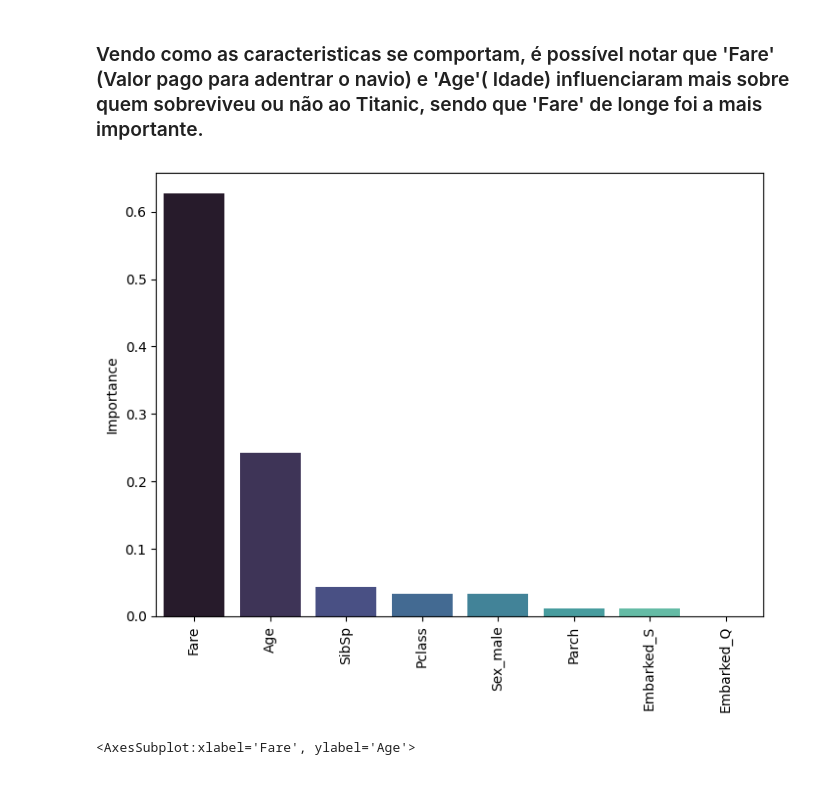
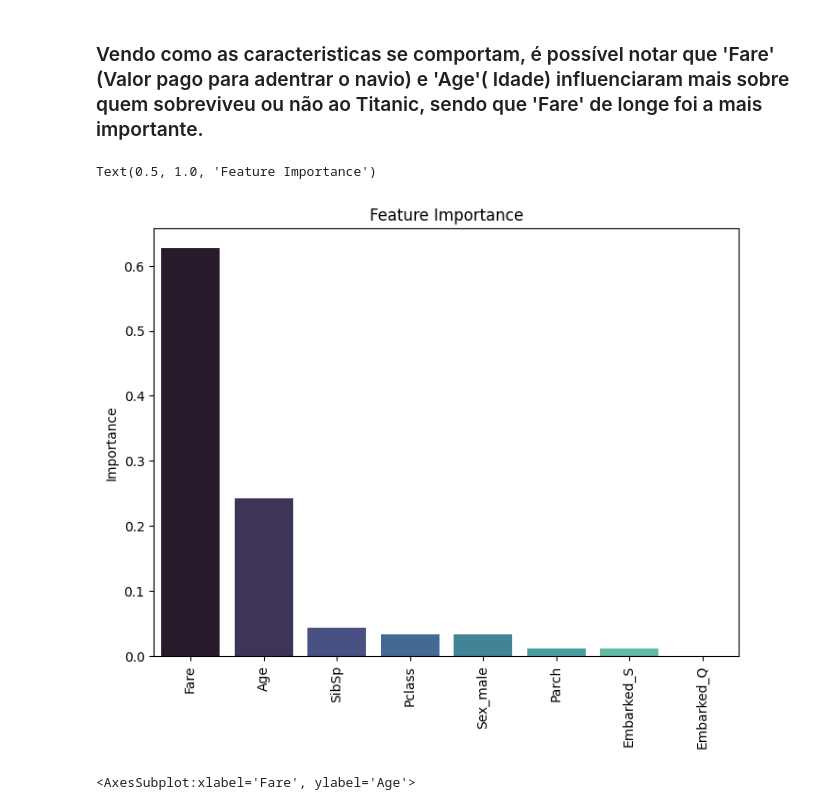
Before and after one commit to MTS2AM/Projects, a Jupyter notebook: titanic/Titanic.ipynb, the cells around one changed output. Drawn from its saved outputs; the diff is of its cells as text; code cells hidden in the pictures.

```diff
--- a/titanic/Titanic.ipynb
+++ b/titanic/Titanic.ipynb
@@ -389,9 +390,11 @@ feat_imp
 # %%
 plt.figure(figsize= (8,6), dpi =100)
 sns.barplot(data = feat_imp, x = feat_imp.index, y = 'Importance',palette = 'mako')
 plt.xticks(rotation= 90);
+plt.title('Feature Importance')
 # %% [output]
+Text(0.5, 1.0, 'Feature Importance')
-[figure, old version]
+[figure, new version]
 # %%
 plt.figure(figsize=(8,6), dpi =100)
 sns.scatterplot(data = df,x ='Fare', y = 'Age',hue = 'Survived',alpha = .7)
```
Also changed, not shown: parts of 1 cell of this notebook, 1 other file.
